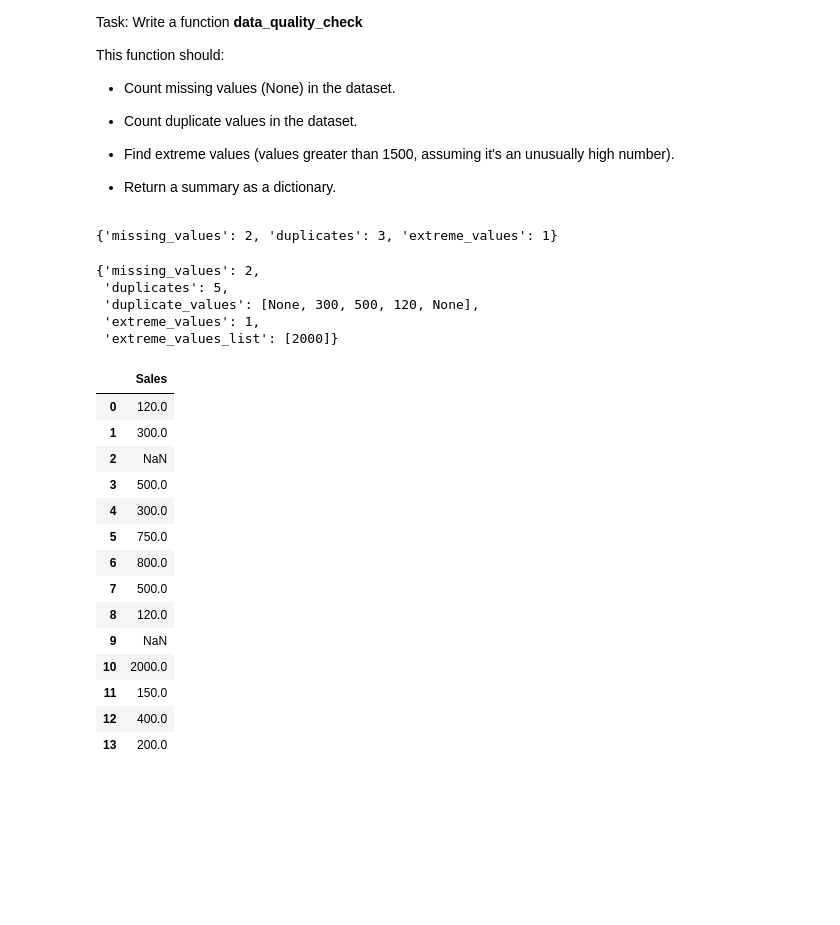
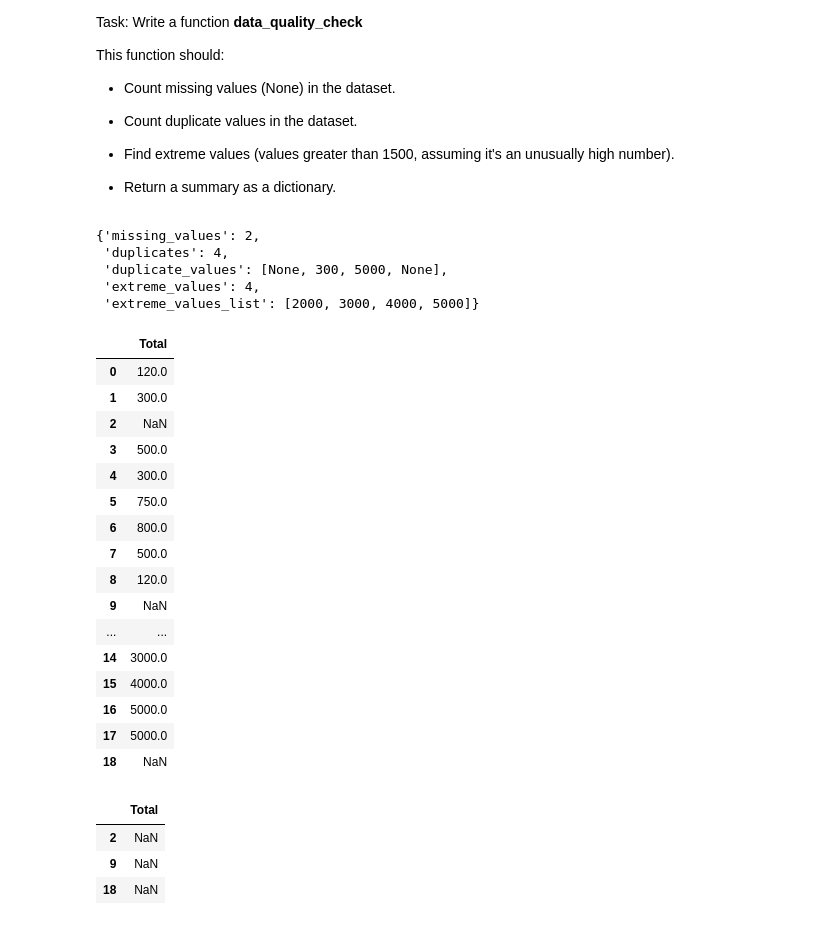
Before and after one commit to 2023Datascienc/DAPLearning2025, a Jupyter notebook: Demos/Python/DAP_Demo2.ipynb, the cells around one changed output. Saved outputs shown, nothing was run; the diff lists cells and outputs as text; code cells hidden in the pictures; blank space fills up the shorter version.

```diff
--- a/Demos/Python/DAP_Demo2.ipynb
+++ b/Demos/Python/DAP_Demo2.ipynb
@@ -219,5 +219,7 @@ This function should:
 * Return a summary as a dictionary.
 # %%
 # Sample sales data (with some missing values, duplicates, and extreme values)
-sales_data = [120, 300, None, 500, 300, 750, 800, 500, 120, None, 2000, 150, 400, 200]
+sales_data = [120, 300, None, 500, 300, 750, 800, 500, 120, None, 2000, 150, 400, 200, 3000, 4000, 5000, 5000, None]
+
+final_data = [120, 300, None, 500, 300, 2000, 150, 400, 200, 3000, 4000, 5000, 5000, None]
 # %%
@@ -246,6 +253,2 @@ def data_quality_check(data):
     }
     return summary
-# %%
-data_quality_check(sales_data)
-# %% [output]
-{'missing_values': 2, 'duplicates': 3, 'extreme_values': 1}
@@ -281,18 +255,23 @@ def data_quality_check(data):
-# %%
-data_quality_check(sales_data)
-# %% [output]
-{'missing_values': 2,
- 'duplicates': 5,
- 'duplicate_values': [None, 300, 500, 120, None],
- 'extreme_values': 1,
- 'extreme_values_list': [2000]}
+# %%
+# @title
+
+data_quality_check(final_data)
+# %% [output]
+{'missing_values': 2,
+ 'duplicates': 4,
+ 'duplicate_values': [None, 300, 5000, None],
+ 'extreme_values': 4,
+ 'extreme_values_list': [2000, 3000, 4000, 5000]}
 # %%
+# @title
 import pandas as pd
 
-df = pd.DataFrame(sales_data, columns=['Sales'])
+colm = ["Total"]
+
+df = pd.DataFrame(sales_data, columns=colm)
 df
 # %% [output]
-|  | Sales |
+|  | Total |
 | 0 | 120.0 |
 | 1 | 300.0 |
 | 2 | NaN |
@@ -303,7 +282,17 @@ df
 | 7 | 500.0 |
 | 8 | 120.0 |
 | 9 | NaN |
-| 10 | 2000.0 |
-| 11 | 150.0 |
-| 12 | 400.0 |
-| 13 | 200.0 |
+| ... | ... |
+| 14 | 3000.0 |
+| 15 | 4000.0 |
+| 16 | 5000.0 |
+| 17 | 5000.0 |
+| 18 | NaN |
+# %%
+# @title
+df[df['Total'].isna()]
+# %% [output]
+|  | Total |
+| 2 | NaN |
+| 9 | NaN |
+| 18 | NaN |
```
Also changed, not shown: parts of 8 cells of this notebook.
